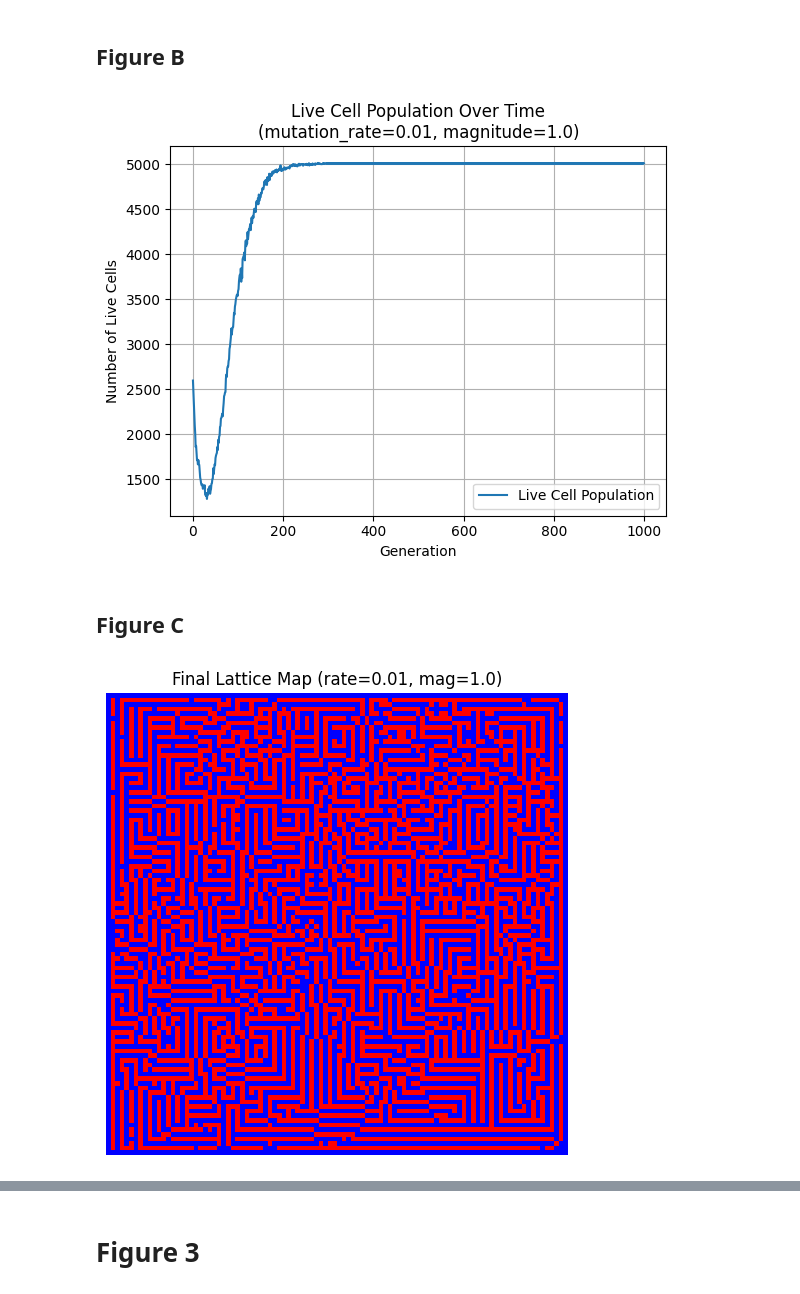
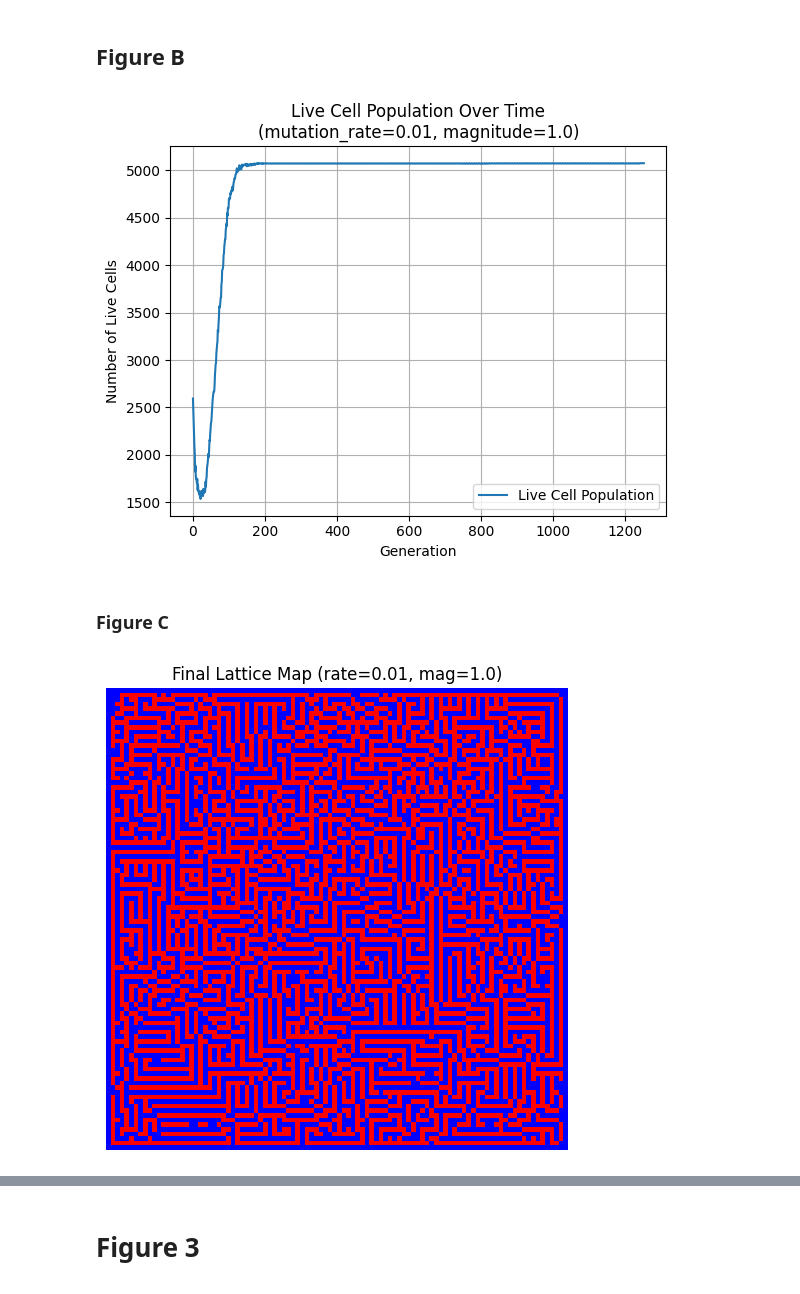
Before and after one commit to arpi5191/Modeling-Somatic-Evolution-A-Cellular-Automata-Approach-Inspired-by-Conway-s-Game-of-Life, a Jupyter notebook: GoL.ipynb, the cells around one changed output, grey strips where cells are left out. Saved outputs shown, nothing was run; the diff lists cells and outputs as text; code cells hidden in the pictures.

Commit message:
mutation_functions.py, GoL.ipynb
Adding updated code for figures. Figure 5 code needs to be fixed.

```diff
--- a/GoL.ipynb
+++ b/GoL.ipynb
@@ -197,24 +216,7 @@ Run 66/66 → Rate: 1.0, Magnitude: 10
 # %% [markdown]
 ## Figure B
 # %%
-# Import packages
-from mutation_functions import play_game_of_life_with_mutation
-from io_utils import read_board_from_file
-import matplotlib.pyplot as plt
-import numpy as np
-
-# Initialize board
-initial_board = read_board_from_file("boards/random.csv")
-
-# Initialize mutation rate and magnitude
-rate=0.01
-mag=1.0
-
-# Run the simulation
-gen, population, final_board = play_game_of_life_with_mutation(initial_board, num_gens=1000, mutation_rate=rate, mutation_magnitude=mag)
-
-# Plot the graph
-plt.plot(range(gen), population[:gen], label='Live Cell Population')
+plt.plot(range(len(figure2b_live_cell_population)), figure2b_live_cell_population, label='Live Cell Population')
 plt.xlabel('Generation')
 plt.ylabel('Number of Live Cells')
 plt.title('Live Cell Population Over Time\n(mutation_rate=0.01, magnitude=1.0)')
@@ -223,25 +225,29 @@ plt.legend()
 plt.savefig("output/mutation_vs_steady_state_rate_0.01_mag_1.0.png")
 plt.show()
 # %% [output]
-[figure, old version]
+[figure, new version]
 # %% [markdown]
-## Figure C
+### Figure C
 # %%
 # Import packages
 import matplotlib.pyplot as plt
 from matplotlib.colors import ListedColormap
 
 # Create a colormap: 0 = blue (dead), 1 = red (alive)
 cmap = ListedColormap(['blue', 'red'])
 
+# Initialize mutation rate and magnitude
+rate = 0.01
+mag = 1.0
+
 # Plot a color map of the final board
 plt.figure(figsize=(6, 6))
-plt.imshow(final_board, cmap=cmap)
+plt.imshow(figure2c_board, cmap=cmap)
 plt.title(f'Final Lattice Map (rate={rate}, mag={mag})')
 plt.axis('off')
 
 # Save the figure
 plt.savefig(f"output/mutation_vs_steady_state_lattice_map_rate_{rate}_mag_{mag}.png", bbox_inches='tight')
 plt.show()
 # %% [output]
-[figure, old version]
+[figure, new version]
```
Also changed, not shown: parts of 13 cells of this notebook, 1 other file.
